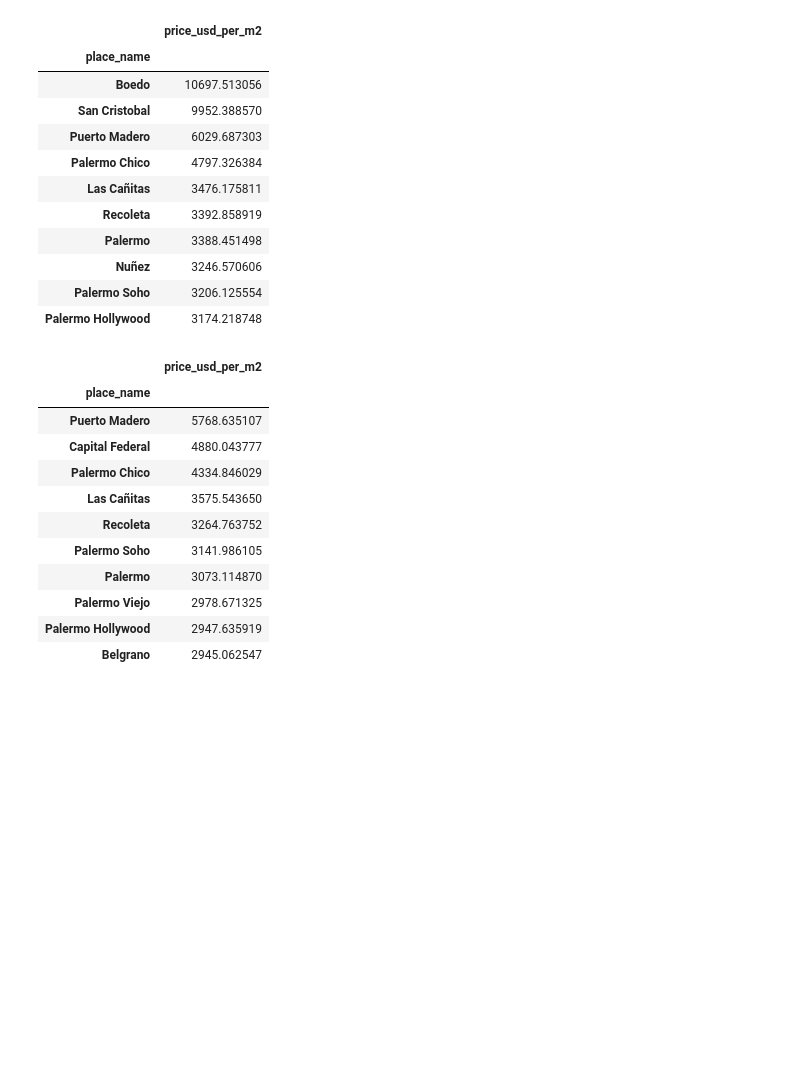
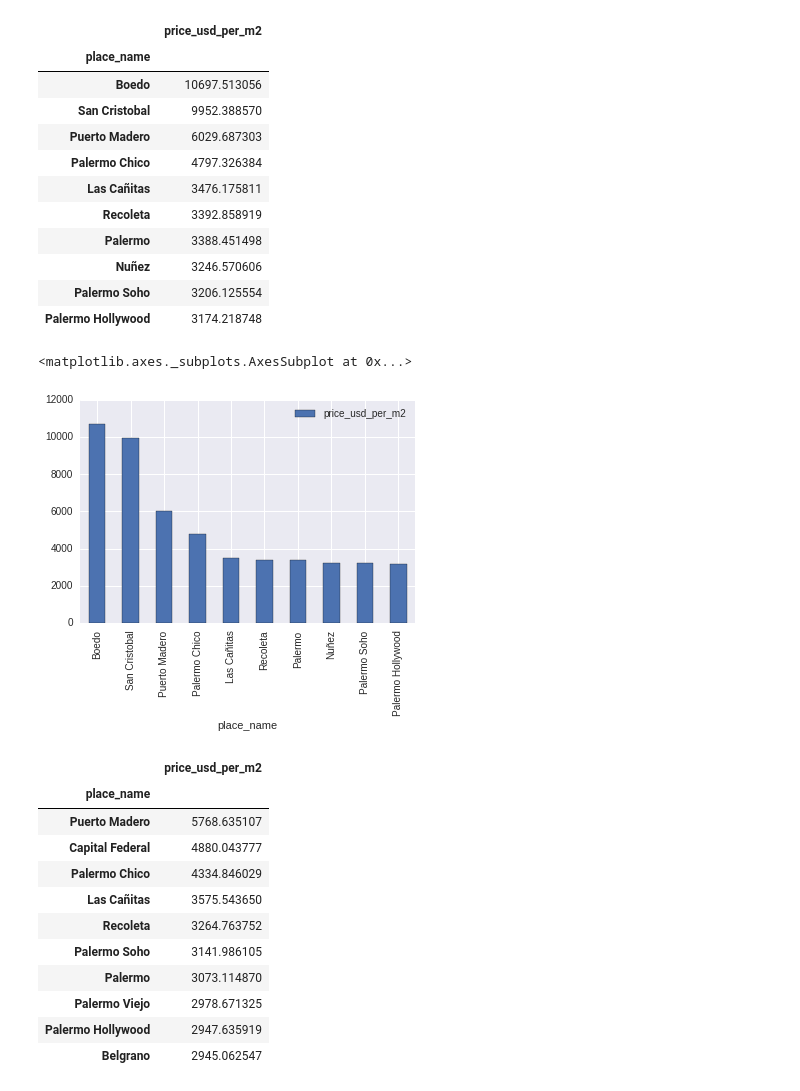
Before and after one commit to BrigliaAn/OrganizacionDeDatos, a Jupyter notebook: Analisis Exploratorio.ipynb, the cells around one changed output. Drawn from its saved outputs; the diff is of its cells as text; code cells hidden in the pictures; blank space fills up the shorter version.

```diff
--- a/Analisis Exploratorio.ipynb
+++ b/Analisis Exploratorio.ipynb
@@ -238,6 +239,11 @@ top_10_2017 = props_2017_usd.groupby('place_name').agg({'price_usd_per_m2': np.m
 | Nuñez | 3246.570606 |
 | Palermo Soho | 3206.125554 |
 | Palermo Hollywood | 3174.218748 |
+# %%
+top_10_2017.plot.bar()
+# %% [output]
+<matplotlib.axes._subplots.AxesSubplot at 0x...>
+[figure, added]
 # %%
 #Calculamos el valor promedio del m2 en dolares por cada barrio y nos quedamos con los 10 barrios con el mayor valor
 #Primero nos aseguramos que en el frame haya datos de solo el 2016
```
Also changed, not shown: parts of 6 cells of this notebook.
